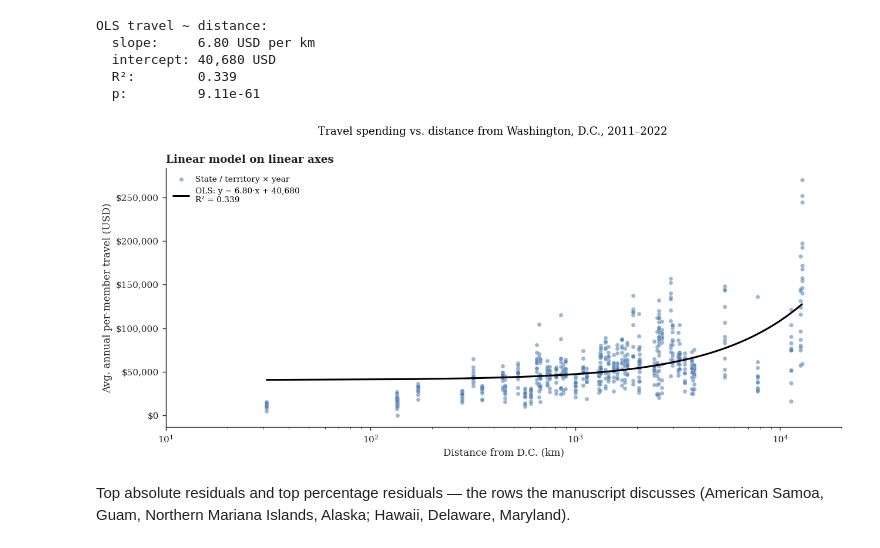
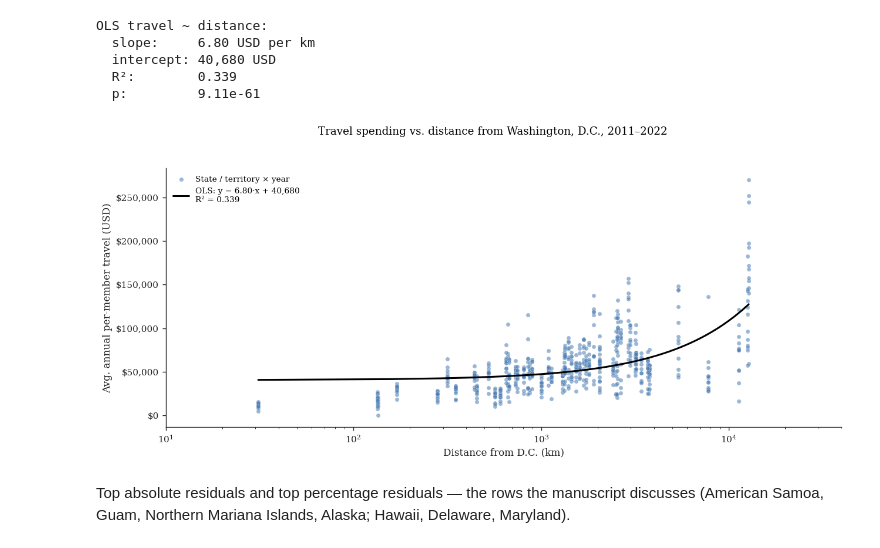
Before and after one commit to brianckeegan/exploratory-data-auditing, a Jupyter notebook: analysis_v3.ipynb, the cells around one changed output. Saved outputs shown, nothing was run; the diff lists cells and outputs as text; code cells hidden in the pictures.

```diff
--- a/analysis_v3.ipynb
+++ b/analysis_v3.ipynb
@@ -1009,7 +1079,7 @@ top4_anomalies = chisquare_pvalues_expense_counts.sort_values().head(4)
 
 # Population statistics on the share scale (matches the chi-squared formulation).
 shares_df = member_expense_count_by_category_df.div(
-    member_expense_count_by_category_df.sum(1), axis=0
+    member_expense_count_by_category_df.sum(axis=1), axis=0
 )
 median_shares = shares_df[_order].median()
 q25_shares    = shares_df[_order].quantile(0.25)
@@ -1096,6 +1166,7 @@ ax.set_title(
     fontsize=12, y=1.10,
 )
 
+f.tight_layout()
 f.savefig('images/categorical_anomalies_profiles.png')
 # %% [output]
 [figure]
@@ -1883,38 +2040,55 @@ _x = np.linspace(_merged['DC_DIST'].min(), _merged['DC_DIST'].max(), 100)
 ax.plot(
     _x, dist_travel_reg.slope * _x + dist_travel_reg.intercept,
     color=PALETTE['benford'], lw=2.0,
     label=(f'OLS: y = {dist_travel_reg.slope:.2f}·x + '
            f'{dist_travel_reg.intercept:,.0f}\nR² = '
            f'{dist_travel_reg.rvalue ** 2:.3f}'),
 )
 ax.set_xlabel('Distance from D.C. (km)')
 ax.set_ylabel('Avg. annual per-member travel (USD)')
 ax.xaxis.set_major_formatter(mtick.StrMethodFormatter('{x:,.0f}'))
-ax.yaxis.set_major_formatter(mtick.StrMethodFormatter('${x:,.0f}'))
-ax.set_title('Linear model on linear axes', loc='left')
+# Log-axis money formatter: use whole-dollar precision for >=$1 and
+    # 2-significant-figure precision for sub-dollar ticks so low-magnitude
+    # facets (e.g., EQUIPMENT) don't show every tick as "$0".
+    def _money_log(x, _):
+        if x <= 0: return ''
+        if x >= 1: return f'${x:,.0f}'
+        return f'${x:.2g}'
+    ax.yaxis.set_major_formatter(mtick.FuncFormatter(_money_log))
+    ax.yaxis.set_minor_formatter(mtick.NullFormatter())
+# ax.set_title('Linear model on log axes', loc='left')
 ax.legend(loc='upper left', fontsize=9)
 ax.set_xscale('log')
-ax.set_xlim((1e1,2e4))
+ax.set_xlim((1e1,4e4))
 
 # Panel B: residuals
 # ax = axs[1]
 # ax.scatter(
 #     _merged['DC_DIST'], travel_dist_yhat_merged['residual'],
 #     alpha=0.55, color=PALETTE['bar'], s=22,
 #     edgecolor='white', linewidth=0.3,
 # )
 # ax.axhline(0, color=PALETTE['benford'], lw=1, ls='--')
 # ax.set_xlabel('Distance from D.C. (km)')
 # ax.set_ylabel('Residual: observed − predicted (USD)')
 # ax.xaxis.set_major_formatter(mtick.StrMethodFormatter('{x:,.0f}'))
-# ax.yaxis.set_major_formatter(mtick.StrMethodFormatter('${x:,.0f}'))
+# # Log-axis money formatter: use whole-dollar precision for >=$1 and
+    # 2-significant-figure precision for sub-dollar ticks so low-magnitude
+    # facets (e.g., EQUIPMENT) don't show every tick as "$0".
+    def _money_log(x, _):
+        if x <= 0: return ''
+        if x >= 1: return f'${x:,.0f}'
+        return f'${x:.2g}'
+    ax.yaxis.set_major_formatter(mtick.FuncFormatter(_money_log))
+    ax.yaxis.set_minor_formatter(mtick.NullFormatter())
 # ax.set_title('Residuals — funnel pattern at long distances', loc='left')
 
 f.suptitle('Travel spending vs. distance from Washington, D.C., 2011–2022',
            fontsize=12, y=1.005)
+f.tight_layout()
 f.savefig('images/distance_travel.png')
 # %% [output]
-[figure, old version]
+[figure, new version]
 # %% [markdown]
 Top absolute residuals and top percentage residuals — the rows the manuscript discusses (American Samoa, Guam, Northern Mariana Islands, Alaska; Hawaii, Delaware, Maryland).
 # %%
```
Also changed, not shown: parts of 17 cells of this notebook.
